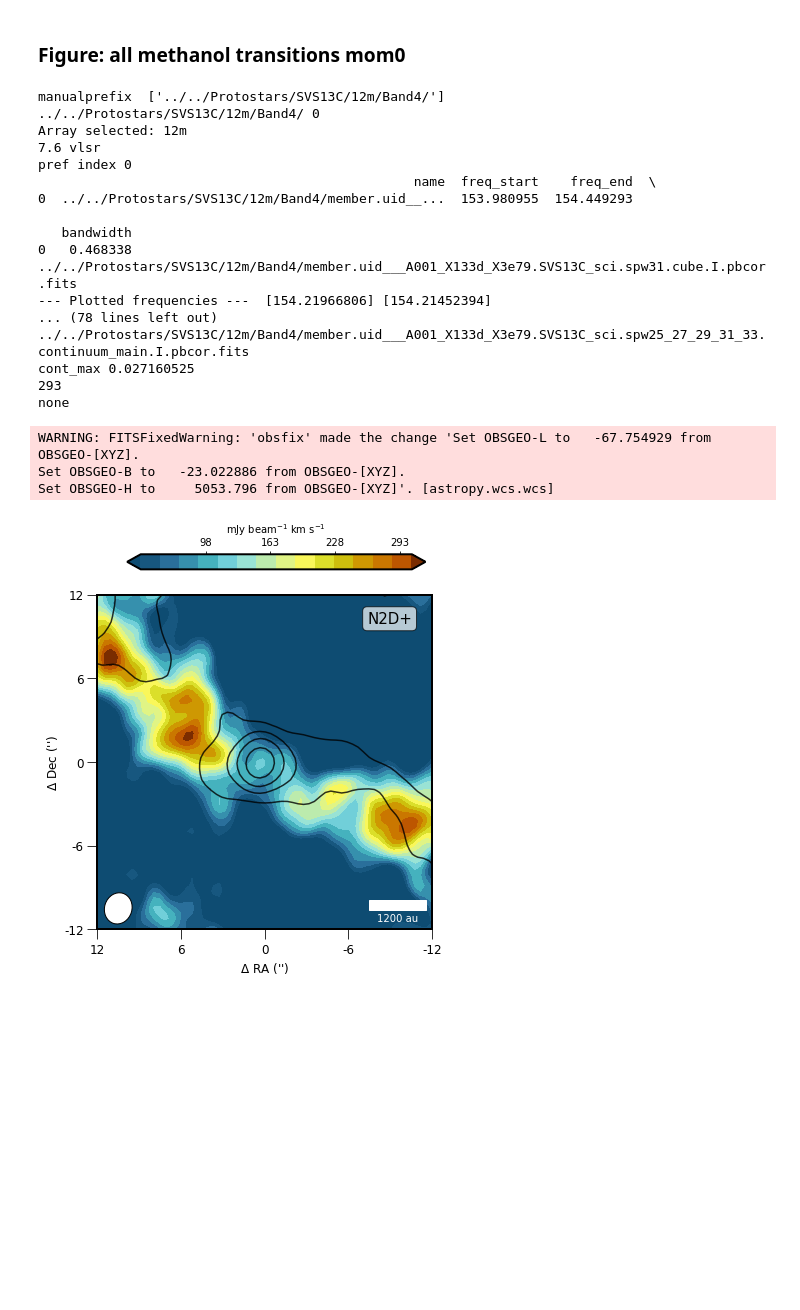
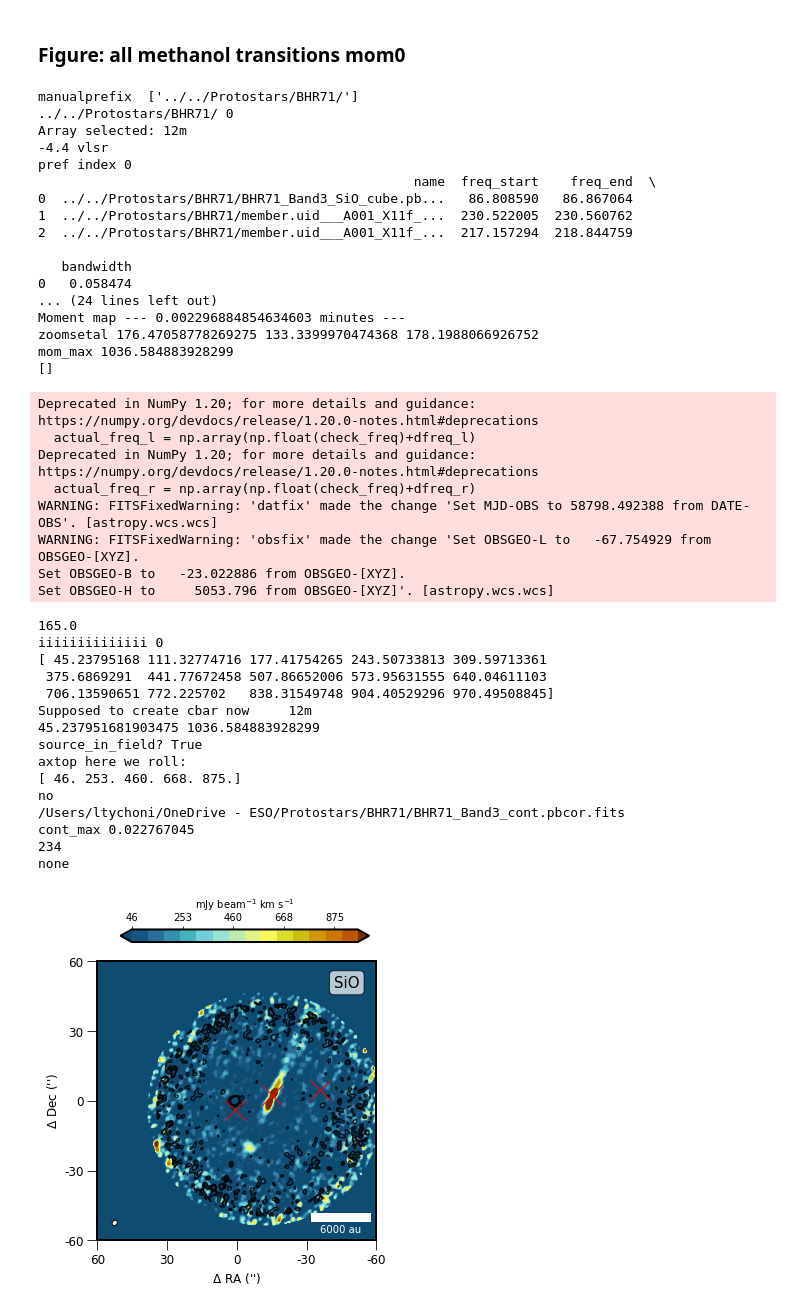
Before and after one commit to lukasztychoniec/VisualizationALMA, a Jupyter notebook: MomentsMain.ipynb, the cells around one changed output. Drawn from its saved outputs; the diff is of its cells as text; code cells hidden in the pictures; blank space fills up the shorter version.

Commit message:
update on momentsmain
:q

```diff
--- a/MomentsMain.ipynb
+++ b/MomentsMain.ipynb
@@ -62,15 +62,15 @@ prefixes = ast.literal_eval(cfg.get('directory','prefixes'))
 names  = ast.literal_eval(cfg.get('directory','names'))
 # %%
 for k in range(len(names)):
-    file_list = glob.glob(prefixes[k]+'*cube*pbcor.fits')
+    file_list = glob.glob(prefixes[k]+'*cube*.fits')
     print ('Number of files',len(file_list), 'in' + ' ' + prefixes[k])
-    data, header = pf.getdata(file_list[0],header=True)
+    data, header = fits.getdata(file_list[0],header=True)
     FitsDictionary[names[k]] = pd.DataFrame(file_list,columns=['name'])
     i=0
     a = FitsDictionary[names[k]].copy()
 
     for file in file_list:
-        data, header = pf.getdata(file,header=True)
+        data, header = fits.getdata(file,header=True)
         if header['NAXIS3']*header['CDELT3']/1e9 >0:
             a.loc[i,'name']= file
             a.loc[i,'freq_start'] = header['CRVAL3']/1e9
@@ -790,46 +844,67 @@ prefs = ast.literal_eval(cfg.get('jimothy','prefs'))
 # %%
 jimothy(manual_freq = frequencies,\
         manual_molname = molecules,\
+        manual_transitions=transitions,\
         manualprefix = prefs,
-        manualsource = ['SVS13C'],\
+        manualsource = ['BHR71'],\
         manual_cmap = [cmap_blueorange],\
         eups  = temps,
         chanmap= False,\
-        figname = 'N2D+',\
+        figname = '',\
         number_of_plots=1,\
         hsize=7,\
-        wsize=6,\
+        wsize=5,\
         rmsmanual=[1,1,1],\
         show_cont=True,\
         coord_manual=False,\
         channels_array = True,\
         factormommax = [1],\
-        dvel_tabl = [[-5]],\
-        dvel_tabr = [[5]],\
-        zoom_array = [12],\
+        dvel_tabl = [[-70,50]],\
+        dvel_tabr = [[-50,70]],\
+        zoom_array = [60],\
         array = '12m',\
         ncols = 1,\
         nrows = 1\
        )
 # %% [output]
-manualprefix  ['../../Protostars/SVS13C/12m/Band4/']
-../../Protostars/SVS13C/12m/Band4/ 0
+manualprefix  ['../../Protostars/BHR71/']
+../../Protostars/BHR71/ 0
 Array selected: 12m
-7.6 vlsr
+-4.4 vlsr
 pref index 0
                                                 name  freq_start    freq_end  \
-0  ../../Protostars/SVS13C/12m/Band4/member.uid__...  153.980955  154.449293
+0  ../../Protostars/BHR71/BHR71_Band3_SiO_cube.pb...   86.808590   86.867064
+1  ../../Protostars/BHR71/member.uid___A001_X11f_...  230.522005  230.560762
+2  ../../Protostars/BHR71/member.uid___A001_X11f_...  217.157294  218.844759
 
    bandwidth
-0   0.468338
-../../Protostars/SVS13C/12m/Band4/member.uid___A001_X133d_X3e79.SVS13C_sci.spw31.cube.I.pbcor.fits
---- Plotted frequencies ---  [154.21966806] [154.21452394]
-... (78 lines left out)
-../../Protostars/SVS13C/12m/Band4/member.uid___A001_X133d_X3e79.SVS13C_sci.spw25_27_29_31_33.continuum_main.I.pbcor.fits
-cont_max 0.027160525
-293
-none
+0   0.058474
+... (24 lines left out)
+Moment map --- 0.002296884854634603 minutes ---
+zoomsetal 176.47058778269275 133.3399970474368 178.1988066926752
+mom_max 1036.584883928299
+[]
+Deprecated in NumPy 1.20; for more details and guidance: https://numpy.org/devdocs/release/1.20.0-notes.html#deprecations
+  actual_freq_l = np.array(np.float(check_freq)+dfreq_l)
+Deprecated in NumPy 1.20; for more details and guidance: https://numpy.org/devdocs/release/1.20.0-notes.html#deprecations
+  actual_freq_r = np.array(np.float(check_freq)+dfreq_r)
+WARNING: FITSFixedWarning: 'datfix' made the change 'Set MJD-OBS to 58798.492388 from DATE-OBS'. [astropy.wcs.wcs]
 WARNING: FITSFixedWarning: 'obsfix' made the change 'Set OBSGEO-L to   -67.754929 from OBSGEO-[XYZ].
 Set OBSGEO-B to   -23.022886 from OBSGEO-[XYZ].
 Set OBSGEO-H to     5053.796 from OBSGEO-[XYZ]'. [astropy.wcs.wcs]
+165.0
+iiiiiiiiiiiiii 0
+[ 45.23795168 111.32774716 177.41754265 243.50733813 309.59713361
+ 375.6869291  441.77672458 507.86652006 573.95631555 640.04611103
+ 706.13590651 772.225702   838.31549748 904.40529296 970.49508845]
+Supposed to create cbar now     12m
+45.237951681903475 1036.584883928299
+source_in_field? True
+axtop here we roll:
+[ 46. 253. 460. 668. 875.]
+no
+/Users/ltychoni/OneDrive - ESO/Protostars/BHR71/BHR71_Band3_cont.pbcor.fits
+cont_max 0.022767045
+234
+none
-[figure, old version]
+[figure, new version]
```
Also changed, not shown: parts of 4 cells of this notebook.
